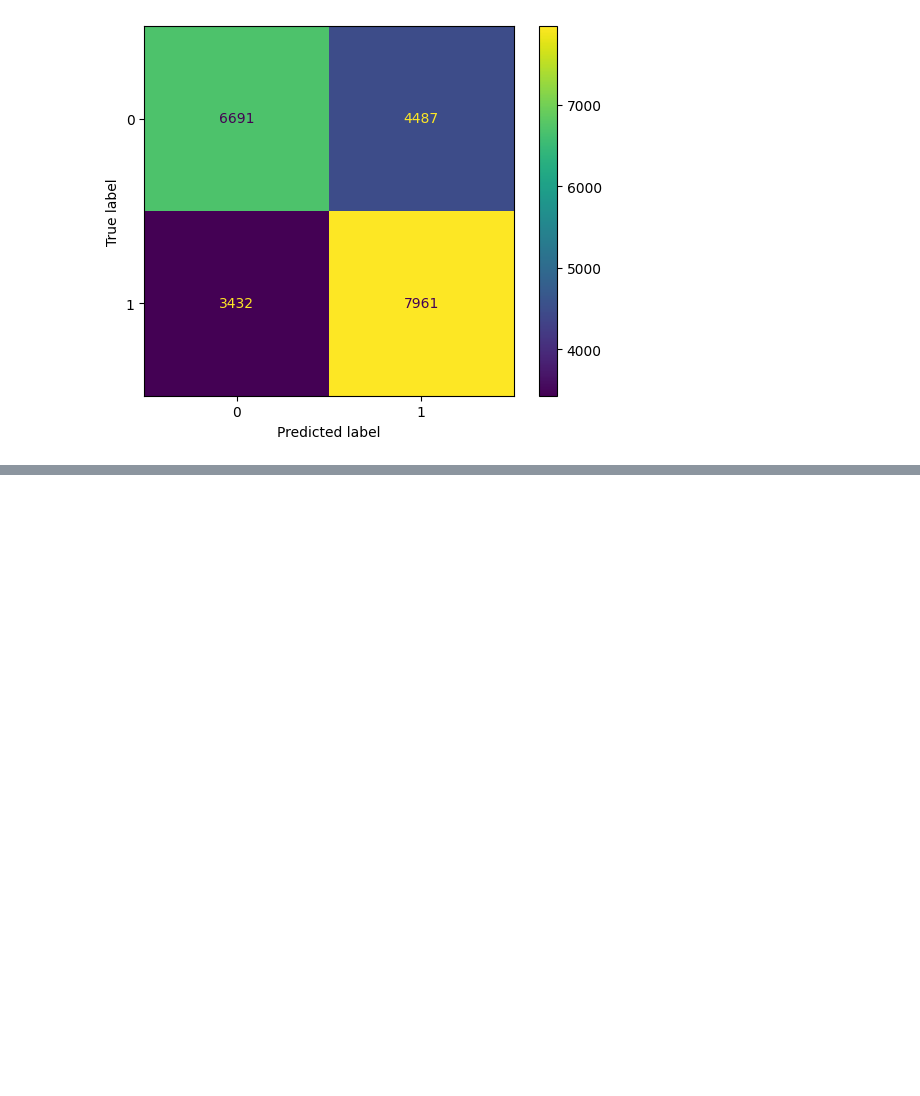
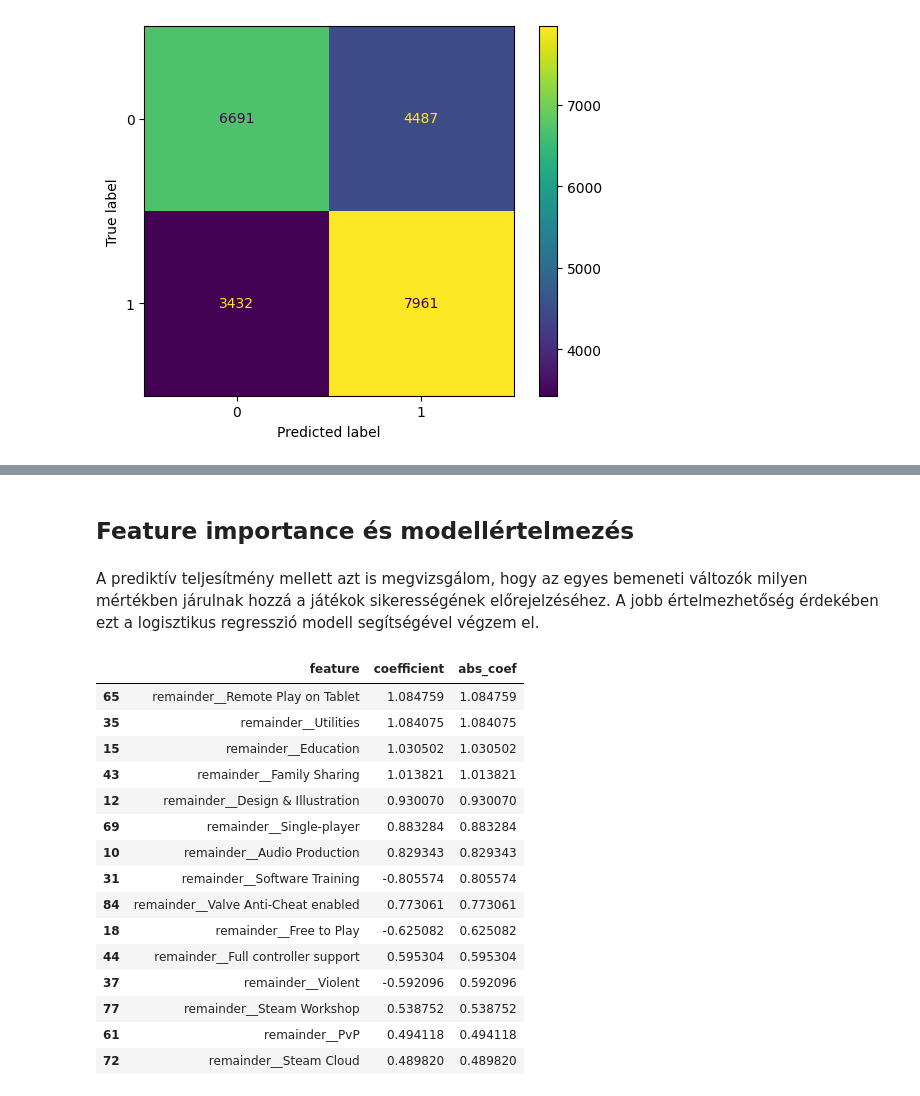
Before and after one commit to Ddavid111/videogame-data-analysis, a Jupyter notebook: notebooks/Classification/videogame_success_classification.ipynb, the cells around one changed output, grey strips where cells are left out. Drawn from its saved outputs; the diff is of its cells as text; code cells hidden in the pictures; blank space fills up the shorter version.

```diff
--- a/notebooks/Classification/videogame_success_classification.ipynb
+++ b/notebooks/Classification/videogame_success_classification.ipynb
@@ -338,0 +462,36 @@ ROC-AUC: 0.7173681517925653
+# %% [markdown]
+## Feature importance és modellértelmezés
+# %% [markdown]
+A prediktív teljesítmény mellett azt is megvizsgálom, hogy az egyes bemeneti változók milyen mértékben járulnak hozzá a játékok sikerességének előrejelzéséhez.
+A jobb értelmezhetőség érdekében ezt a logisztikus regresszió modell segítségével végzem el.
+# %%
+logreg = clf.named_steps["model"]
+
+feature_names = clf.named_steps["preprocess"].get_feature_names_out()
+
+coef_df = pd.DataFrame({
+    "feature": feature_names,
+    "coefficient": logreg.coef_[0]
+})
+
+coef_df["abs_coef"] = coef_df["coefficient"].abs()
+coef_df = coef_df.sort_values("abs_coef", ascending=False)
+
+coef_df.head(15)
+# %% [output]
+|  | feature | coefficient | abs_coef |
+| 65 | remainder__Remote Play on Tablet | 1.084759 | 1.084759 |
+| 35 | remainder__Utilities | 1.084075 | 1.084075 |
+| 15 | remainder__Education | 1.030502 | 1.030502 |
+| 43 | remainder__Family Sharing | 1.013821 | 1.013821 |
+| 12 | remainder__Design & Illustration | 0.930070 | 0.930070 |
+| 69 | remainder__Single-player | 0.883284 | 0.883284 |
+| 10 | remainder__Audio Production | 0.829343 | 0.829343 |
+| 31 | remainder__Software Training | -0.805574 | 0.805574 |
+| 84 | remainder__Valve Anti-Cheat enabled | 0.773061 | 0.773061 |
+| 18 | remainder__Free to Play | -0.625082 | 0.625082 |
+| 44 | remainder__Full controller support | 0.595304 | 0.595304 |
+| 37 | remainder__Violent | -0.592096 | 0.592096 |
+| 77 | remainder__Steam Workshop | 0.538752 | 0.538752 |
+| 61 | remainder__PvP | 0.494118 | 0.494118 |
+| 72 | remainder__Steam Cloud | 0.489820 | 0.489820 |
```
Also changed, not shown: parts of 16 cells of this notebook, 18 other files.
